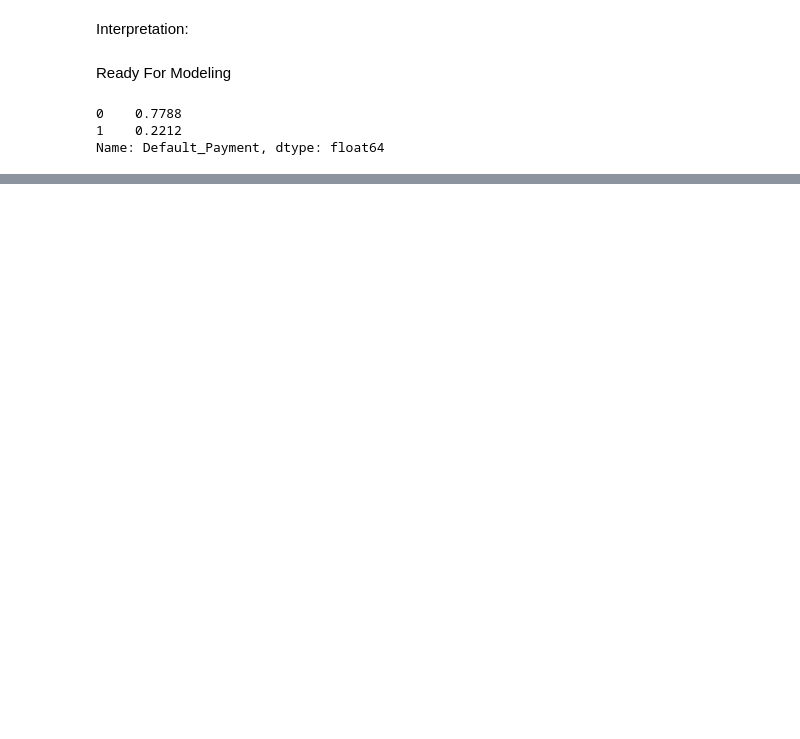
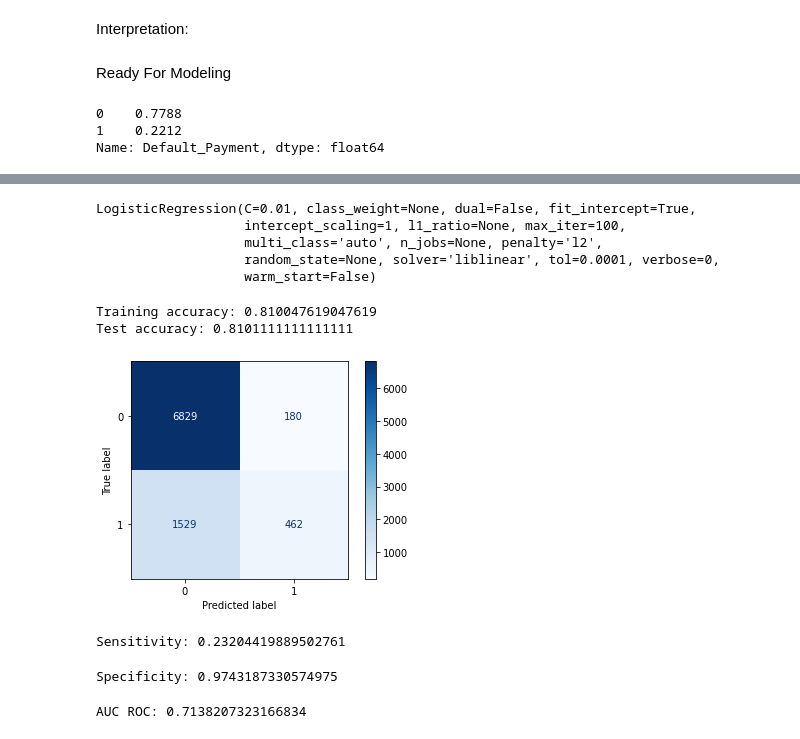
Before and after one commit to nikitha-ramchander/Credit-Card-Client, a Jupyter notebook: CreditCardProject.ipynb, the cells around one changed output, grey strips where cells are left out. Cells and saved outputs as stored; diff of their text form; code cells hidden in the pictures; blank space fills up the shorter version.

```diff
--- a/CreditCardProject.ipynb
+++ b/CreditCardProject.ipynb
@@ -299,0 +311,16 @@ gs.fit(X_train, y_train)
+# %%
+# here are the best hyperparameters based on the ones I tried
+gs.best_estimator_
+# %% [output]
+LogisticRegression(C=0.01, class_weight=None, dual=False, fit_intercept=True,
+                   intercept_scaling=1, l1_ratio=None, max_iter=100,
+                   multi_class='auto', n_jobs=None, penalty='l2',
+                   random_state=None, solver='liblinear', tol=0.0001, verbose=0,
+                   warm_start=False)
+# %%
+# Accuracy:
+print('Training accuracy:', gs.score(X_train, y_train))
+print('Test accuracy:', gs.score(X_test, y_test))
+# %% [output]
+Training accuracy: 0.810047619047619
+Test accuracy: 0.8101111111111111
@@ -299,0 +330,29 @@ gs.fit(X_train, y_train)
+# %%
+plot_confusion_matrix(gs, X_test, y_test,
+                      cmap = 'Blues',
+                      values_format = 'd');
+# %% [output]
+[figure, added]
+# %%
+# Sensitivity:
+
+# Save confusion matrix:
+tn, fp, fn, tp = confusion_matrix(y_test, preds).ravel()
+
+sensitivity = tp/ (tp + fn)
+
+print('Sensitivity:', sensitivity)
+# %% [output]
+Sensitivity: 0.23204419889502761
+# %%
+# Specificity:
+specificity = tn / (tn + fp)
+
+print('Specificity:', specificity)
+# %% [output]
+Specificity: 0.9743187330574975
+# %%
+# AUC ROC
+print('AUC ROC:', roc_auc_score(y_test, gs.predict_proba(X_test)[:,1]))
+# %% [output]
+AUC ROC: 0.7138207323166834
```
Also changed, not shown: parts of 10 cells of this notebook.
